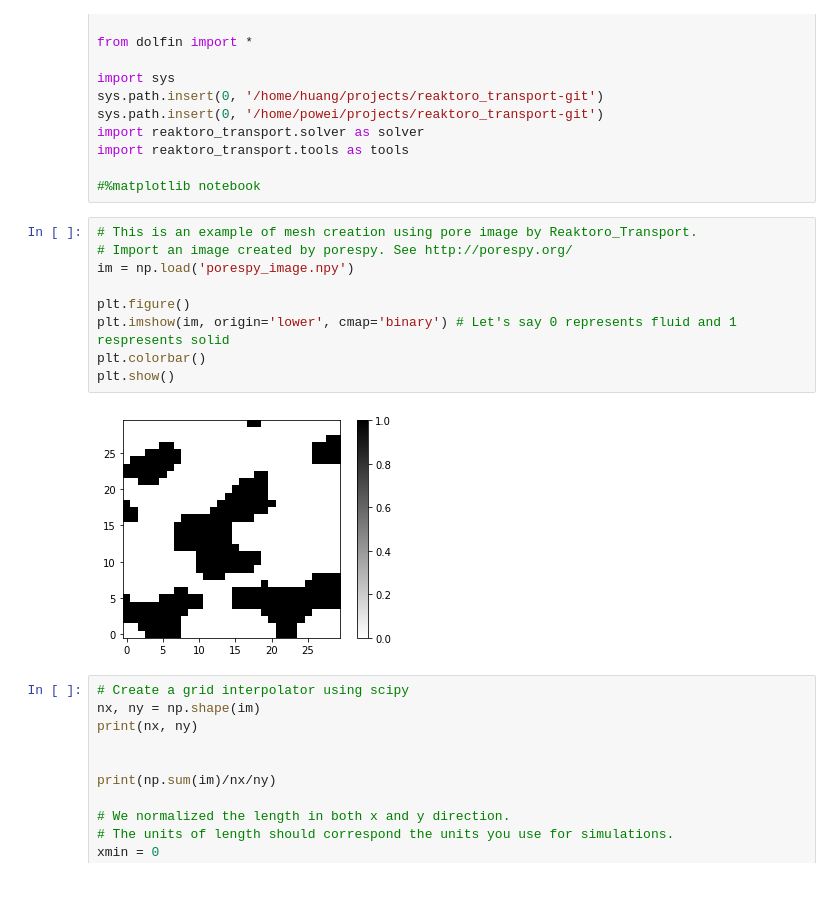
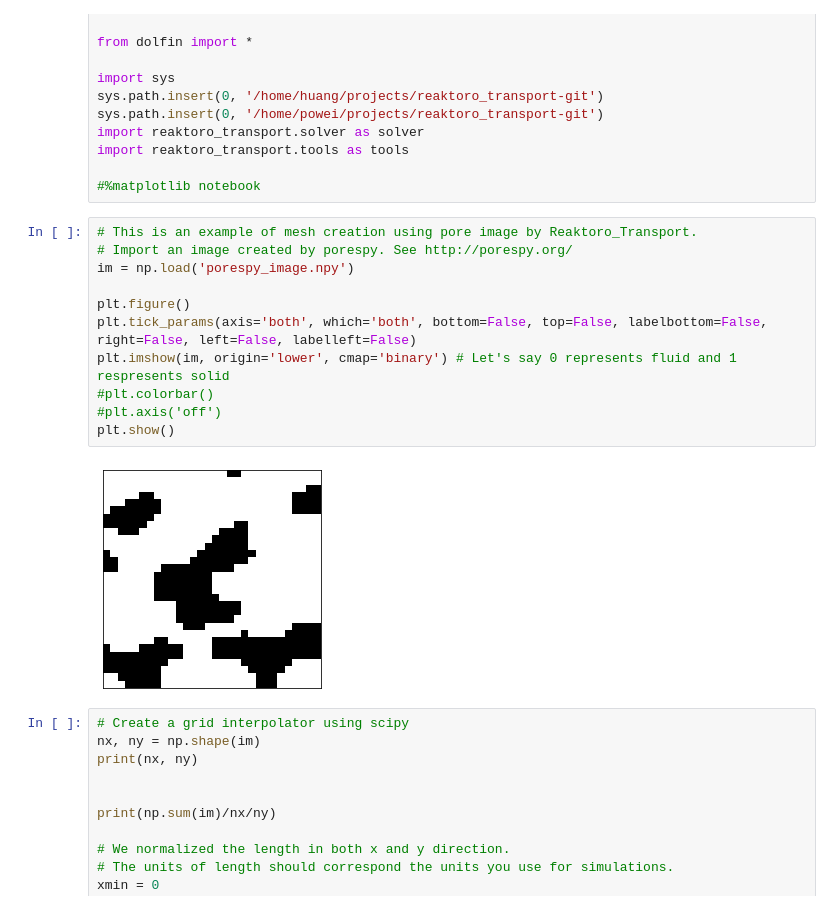
Before and after one commit to pwhuang/RetroPy, a Jupyter notebook: tutorial/1_mesh_generation/mesh_creation_using_pore_image.ipynb, the cells around one changed output. Cells and saved outputs as stored; diff of their text form.

```diff
--- a/tutorial/1_mesh_generation/mesh_creation_using_pore_image.ipynb
+++ b/tutorial/1_mesh_generation/mesh_creation_using_pore_image.ipynb
@@ -15,14 +15,16 @@ import reaktoro_transport.tools as tools
 # %%
 # This is an example of mesh creation using pore image by Reaktoro_Transport.
 # Import an image created by porespy. See http://porespy.org/
 im = np.load('porespy_image.npy')
 
 plt.figure()
+plt.tick_params(axis='both', which='both', bottom=False, top=False, labelbottom=False, right=False, left=False, labelleft=False)
 plt.imshow(im, origin='lower', cmap='binary') # Let's say 0 represents fluid and 1 respresents solid
-plt.colorbar()
+#plt.colorbar()
+#plt.axis('off')
 plt.show()
 # %% [output]
-[figure, old version]
+[figure, new version]
 # %%
 # Create a grid interpolator using scipy
 nx, ny = np.shape(im)
```
Also changed, not shown: parts of 4 cells of this notebook, 4 other files.
